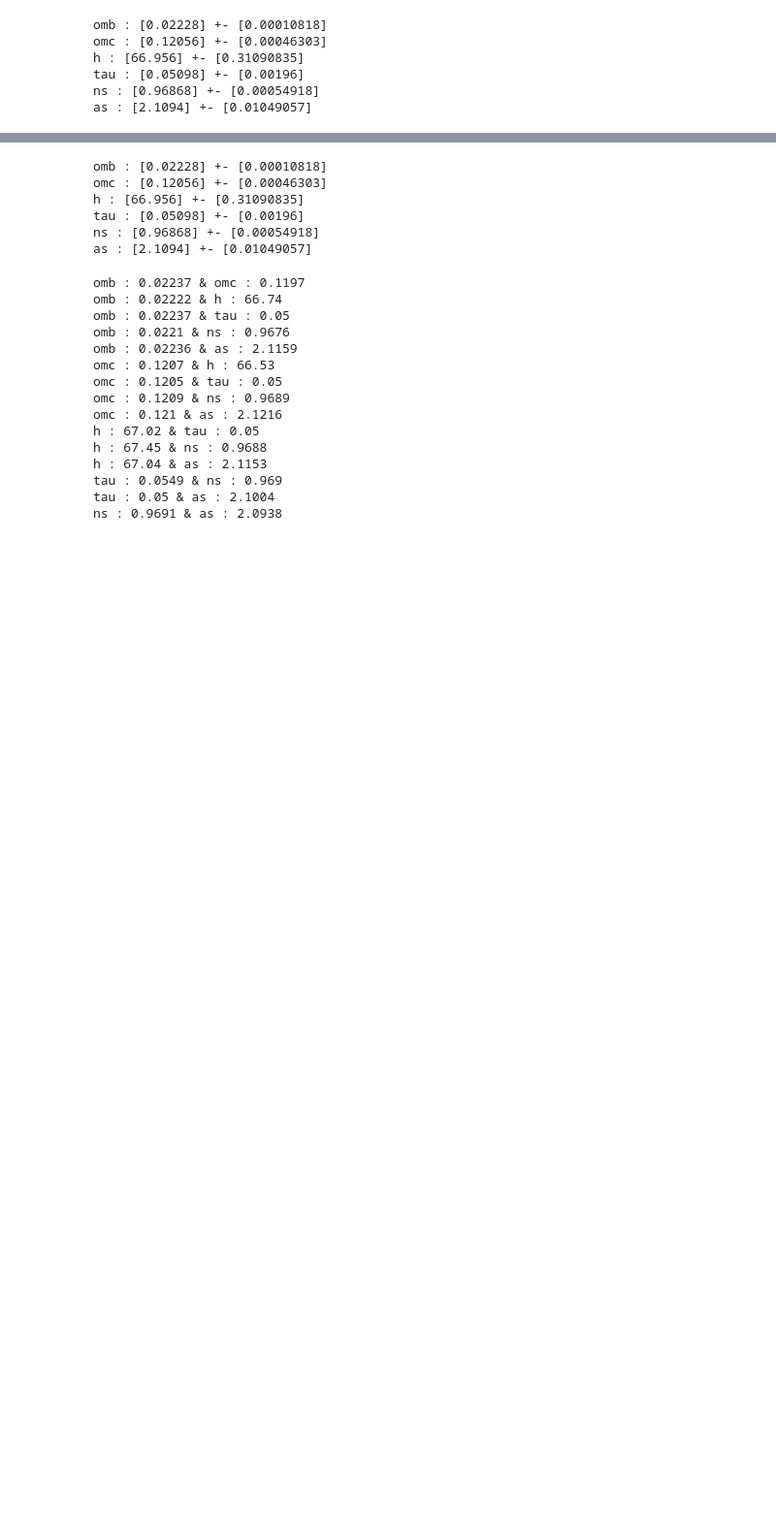
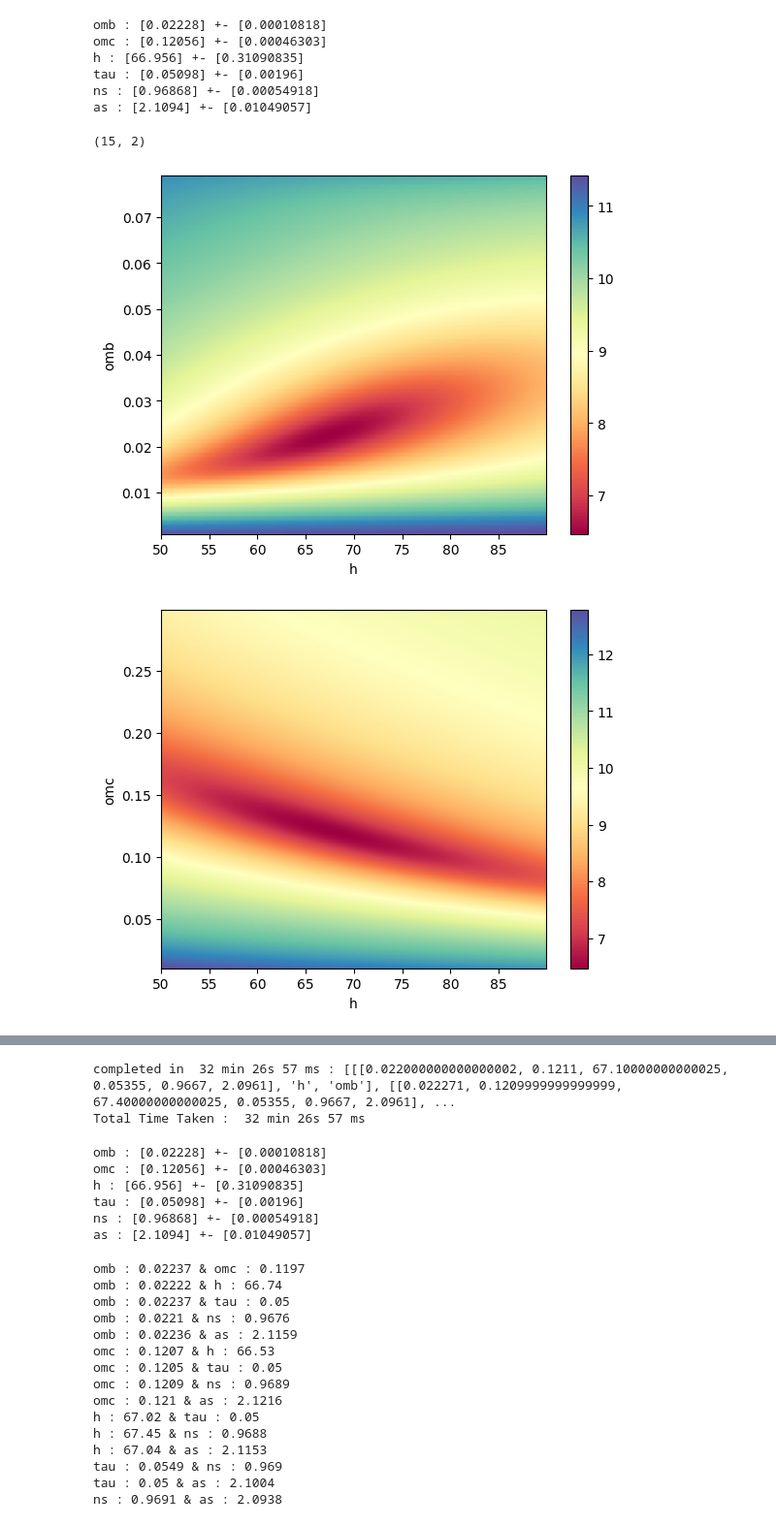
Before and after one commit to arjun-pandi/project_cosmology, a Jupyter notebook: Planks/CurrentWork.ipynb, the cells around one changed output, grey strips where cells are left out. Shown at 97% size. Cells and saved outputs as stored; diff of their text form; code cells hidden in the pictures; blank space fills up the shorter version.

```diff
--- a/Planks/CurrentWork.ipynb
+++ b/Planks/CurrentWork.ipynb
@@ -537,3 +487,46 @@ ns : [0.96868] +- [0.00054918]
 as : [2.1094] +- [0.01049057]
 # %%
 #end of 2 1 and 2 parameters
+'''
+omb
+omc  ['omb','omc'],
+h    ['h','omb'],  ['h','omc'],
+tau  ['tau','omb'],['tau','omc'],['tau','h'],
+ns   ['ns','omb'], ['ns','omc'], ['ns','h'], ['ns','tau'],
+As   ['as','omb'], ['as','omc'], ['as','h'], ['as','tau'],['as','ns']
+        omb             omc           h            tau         ns  As'''
+pars_aray = [['omb','omc'],
+        ['h','omb'],  ['h','omc'],
+        ['tau','omb'],['tau','omc'],['tau','h'],
+        ['ns','omb'], ['ns','omc'], ['ns','h'], ['ns','tau'],
+        ['as','omb'], ['as','omc'], ['as','h'], ['as','tau'],['as','ns']]
+print(np.shape(pars_aray))
+# %% [output]
+(15, 2)
+# %%
+#single parameter method
+#print(Cosmo_Power('EE',0.0221,0.1205,67.29,0.0542,0.945,2.0969)[1])
+omb = np.arange(0.001,0.08,0.001)
+omc = np.arange(0.01,0.3,0.001)
+h = np.arange(50,90,0.1)
+tau = np.arange(0.0001,0.2,0.001)
+ns = np.arange(0.5,1.5,0.01)
+As = np.arange(1.5,2.5,0.001)
+rangee = [omb,omc,h,tau,ns,As]
+
+#paras = [0.0221,0.1205,67.29,0.0542,0.945,2.0969]
+#paras = [0.02228,0.12056,66.956,0.05098,0.96868,2.1094]
+paras = [0.022271,0.1211,67.282,0.05355,0.9667,2.0961]
+st = time.time()
+pars_aray = [#['omb','omc'],
+        ['h','omb'],  ['h','omc'],['ns','tau'],['as','tau'],]
+        #['tau','omb'],['tau','omc'],]
+        #['ns','omb'], ['ns','omc'], ['ns','h'], ['ns','tau'],
+        #['as','omb'], ['as','omc'], ['as','h'], ['as','tau'],['as','ns']]
+par_ar1 = cospors(rangee,paras,pars_aray,True,True)
+print('completed in ',time_hr(time.time()-st),':',par_ar1[0])
+et = time.time()
+print('Total Time Taken : ',time_hr(et-st))
+# %% [output]
+[figure, added]
+[figure, added]
@@ -540,3 +535,5 @@ as : [2.1094] +- [0.01049057]
+completed in  32 min 26s 57 ms : [[[0.022000000000000002, 0.1211, 67.10000000000025, 0.05355, 0.9667, 2.0961], 'h', 'omb'], [[0.022271, 0.1209999999999999, 67.40000000000025, 0.05355, 0.9667, 2.0961], ...
+Total Time Taken :  32 min 26s 57 ms
 # %%
 pars = ["omb","omc","h","tau","ns","as"]
 par = [[],[],[],[],[],[]]
```
Also changed, not shown: parts of 15 cells of this notebook, 22 other files.
